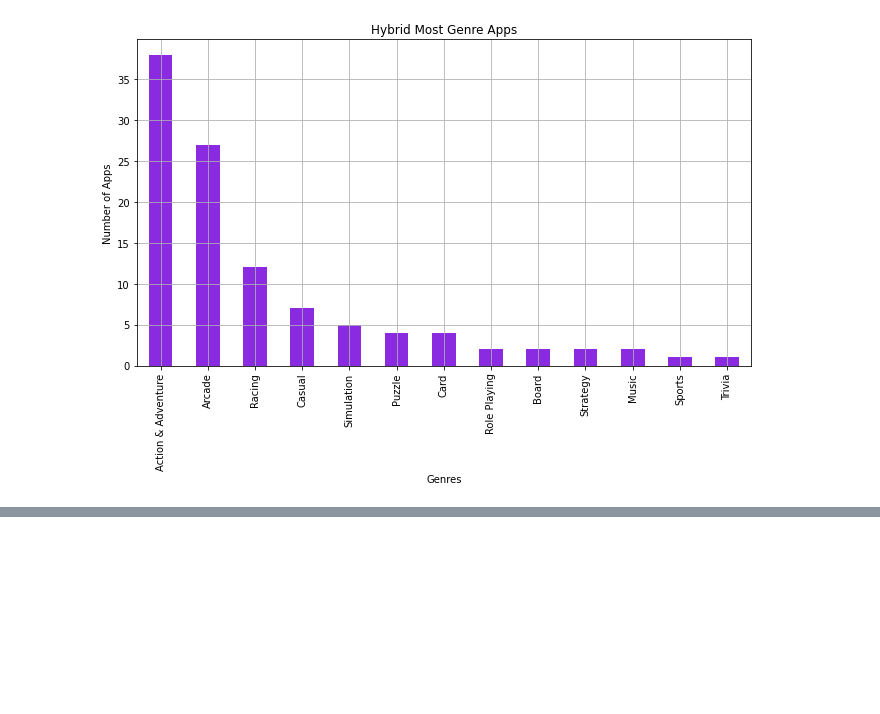
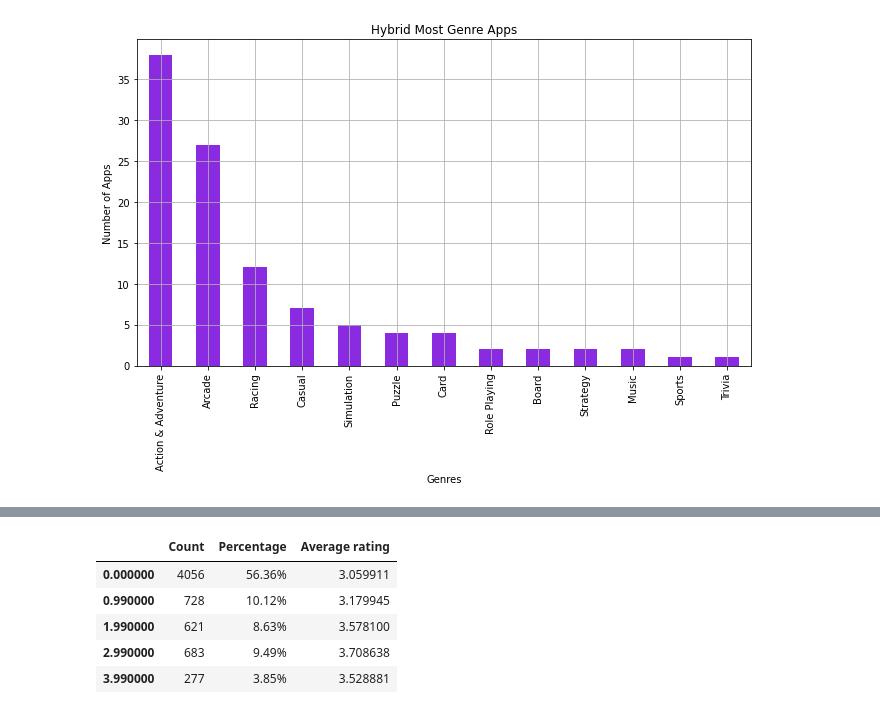
Before and after one commit to RaulMaya/iOS-vs-Android, a Jupyter notebook: Project_1_Jupyter_Notebook.ipynb, the cells around one changed output, grey strips where cells are left out. Saved outputs shown, nothing was run; the diff lists cells and outputs as text; code cells hidden in the pictures; blank space fills up the shorter version.

```diff
--- a/Project_1_Jupyter_Notebook.ipynb
+++ b/Project_1_Jupyter_Notebook.ipynb
@@ -1174,0 +1268,18 @@ plt.show()
+# %%
+# IOS data
+
+ios_price_count =apple_store['Price'].value_counts()
+ios_price_prctg = (ios_price_count / len(apple_store)) *100
+ios_price_rtng = apple_store.groupby(['Price']).mean()['user_rating_ver']
+
+ios_ratings = pd.DataFrame({'Count': ios_price_count, 'Percentage': ios_price_prctg,
+                         'Average rating': ios_price_rtng})
+ios_ratings['Percentage'] = ios_ratings['Percentage'].map('{:,.2f}%'.format)
+ios_ratings.head()
+# %% [output]
+|  | Count | Percentage | Average rating |
+| 0.000000 | 4056 | 56.36% | 3.059911 |
+| 0.990000 | 728 | 10.12% | 3.179945 |
+| 1.990000 | 621 | 8.63% | 3.578100 |
+| 2.990000 | 683 | 9.49% | 3.708638 |
+| 3.990000 | 277 | 3.85% | 3.528881 |
```
Also changed, not shown: parts of 6 cells of this notebook.
